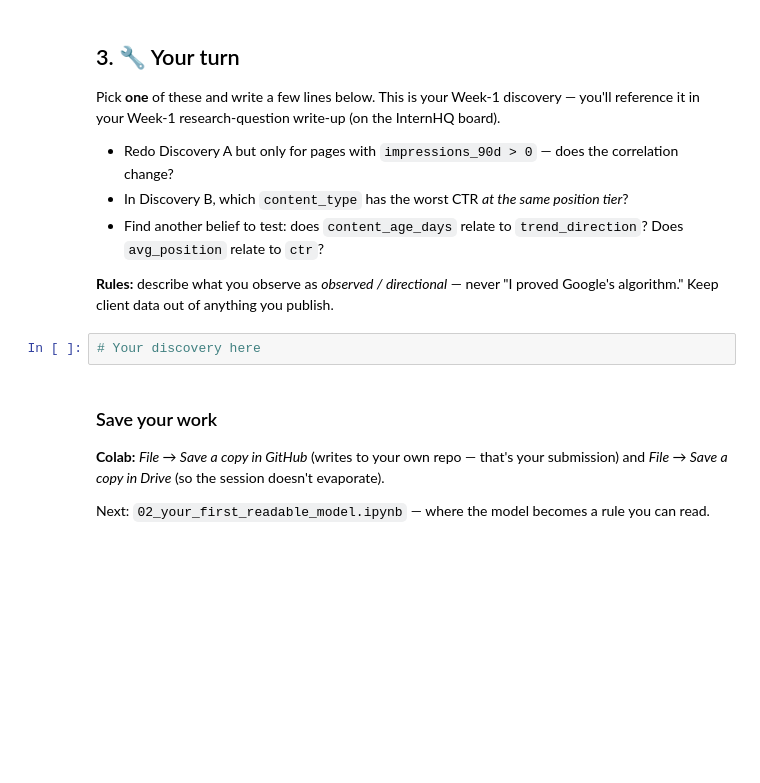
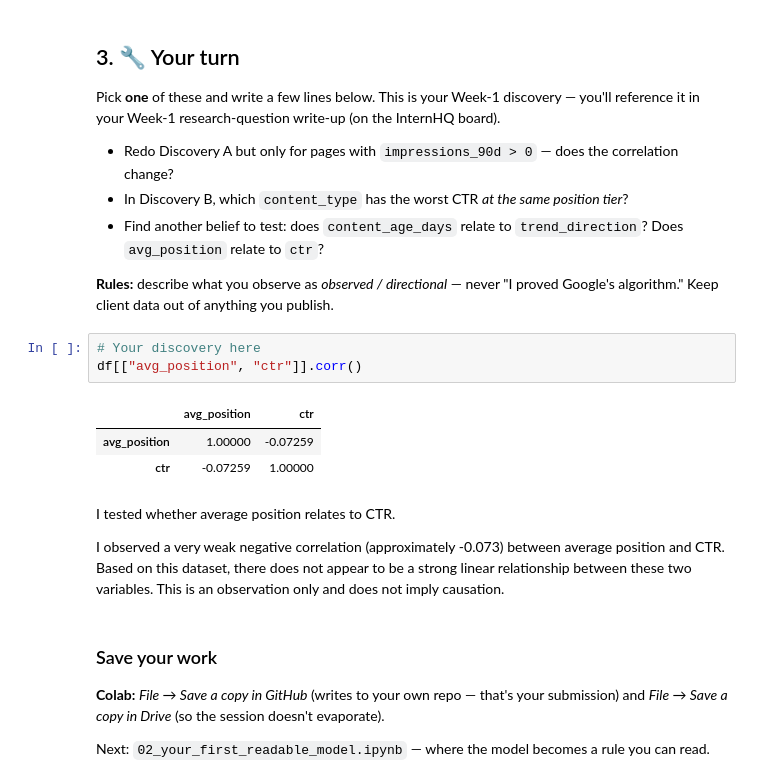
Before and after one commit to Shahd799/flyrank-internship-1, a Jupyter notebook: notebooks/01_first_look_and_discovery.ipynb, the cells around one changed output. Cells and saved outputs as stored; diff of their text form; blank space fills up the shorter version.

```diff
--- a/notebooks/01_first_look_and_discovery.ipynb
+++ b/notebooks/01_first_look_and_discovery.ipynb
@@ -99,6 +155,15 @@ Pick **one** of these and write a few lines below. This is your Week-1 discovery
 **Rules:** describe what you observe as *observed / directional* — never "I proved Google's algorithm." Keep client data out of anything you publish.
 # %%
 # Your discovery here
+df[["avg_position", "ctr"]].corr()
+# %% [output]
+|  | avg_position | ctr |
+| avg_position | 1.00000 | -0.07259 |
+| ctr | -0.07259 | 1.00000 |
+# %% [markdown]
+I tested whether average position relates to CTR.
+
+I observed a very weak negative correlation (approximately -0.073) between average position and CTR. Based on this dataset, there does not appear to be a strong linear relationship between these two variables. This is an observation only and does not imply causation.
 # %% [markdown]
 ### Save your work
 **Colab:** *File → Save a copy in GitHub* (writes to your own repo — that's your submission) and *File → Save a copy in Drive* (so the session doesn't evaporate).
```
Also changed, not shown: parts of 8 cells of this notebook.
